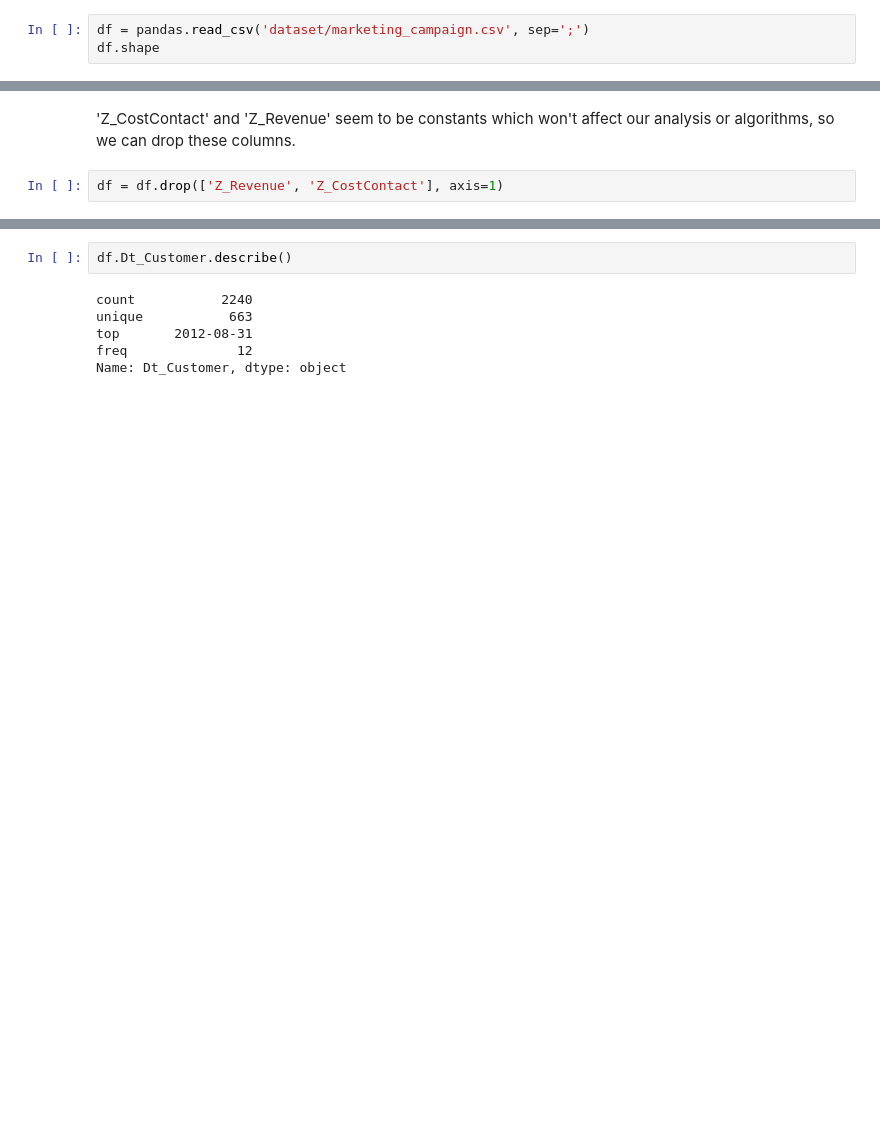
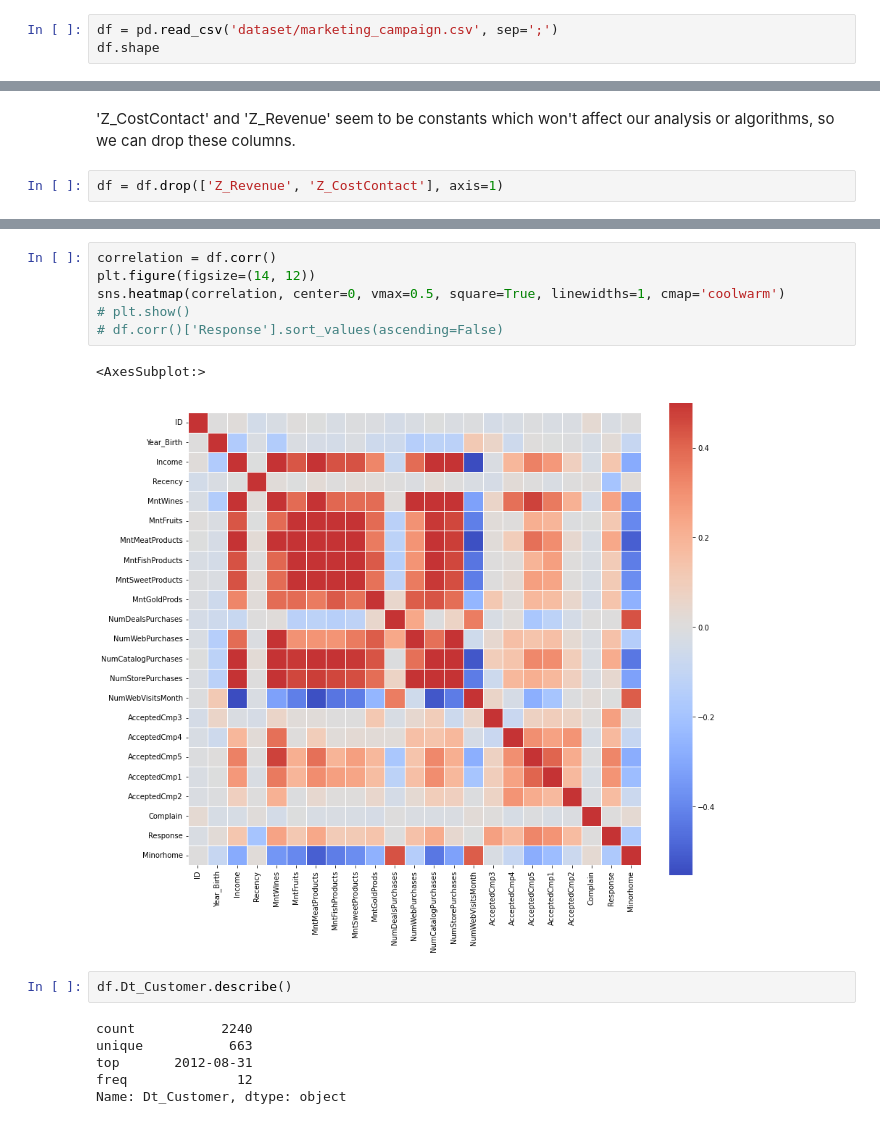
Before and after one commit to saranshkr/customer-profile-analysis, a Jupyter notebook: marketing-campaign-eda.ipynb, the cells around one changed output, grey strips where cells are left out. Drawn from its saved outputs; the diff is of its cells as text; blank space fills up the shorter version.

```diff
--- a/marketing-campaign-eda.ipynb
+++ b/marketing-campaign-eda.ipynb
@@ -4,5 +6,5 @@ import numpy as np
 # %%
-df = pandas.read_csv('dataset/marketing_campaign.csv', sep=';')
+df = pd.read_csv('dataset/marketing_campaign.csv', sep=';')
 df.shape
 # %% [output]
 (2240, 29)
@@ -108,3 +95,12 @@ Name: Response, dtype: float64
+# %%
+correlation = df.corr()
+plt.figure(figsize=(14, 12))
+sns.heatmap(correlation, center=0, vmax=0.5, square=True, linewidths=1, cmap='coolwarm')
+# plt.show()
+# df.corr()['Response'].sort_values(ascending=False)
+# %% [output]
+<AxesSubplot:>
+[figure, added]
 # %%
 df.Dt_Customer.describe()
 # %% [output]
```
Also changed, not shown: parts of 29 cells of this notebook.
